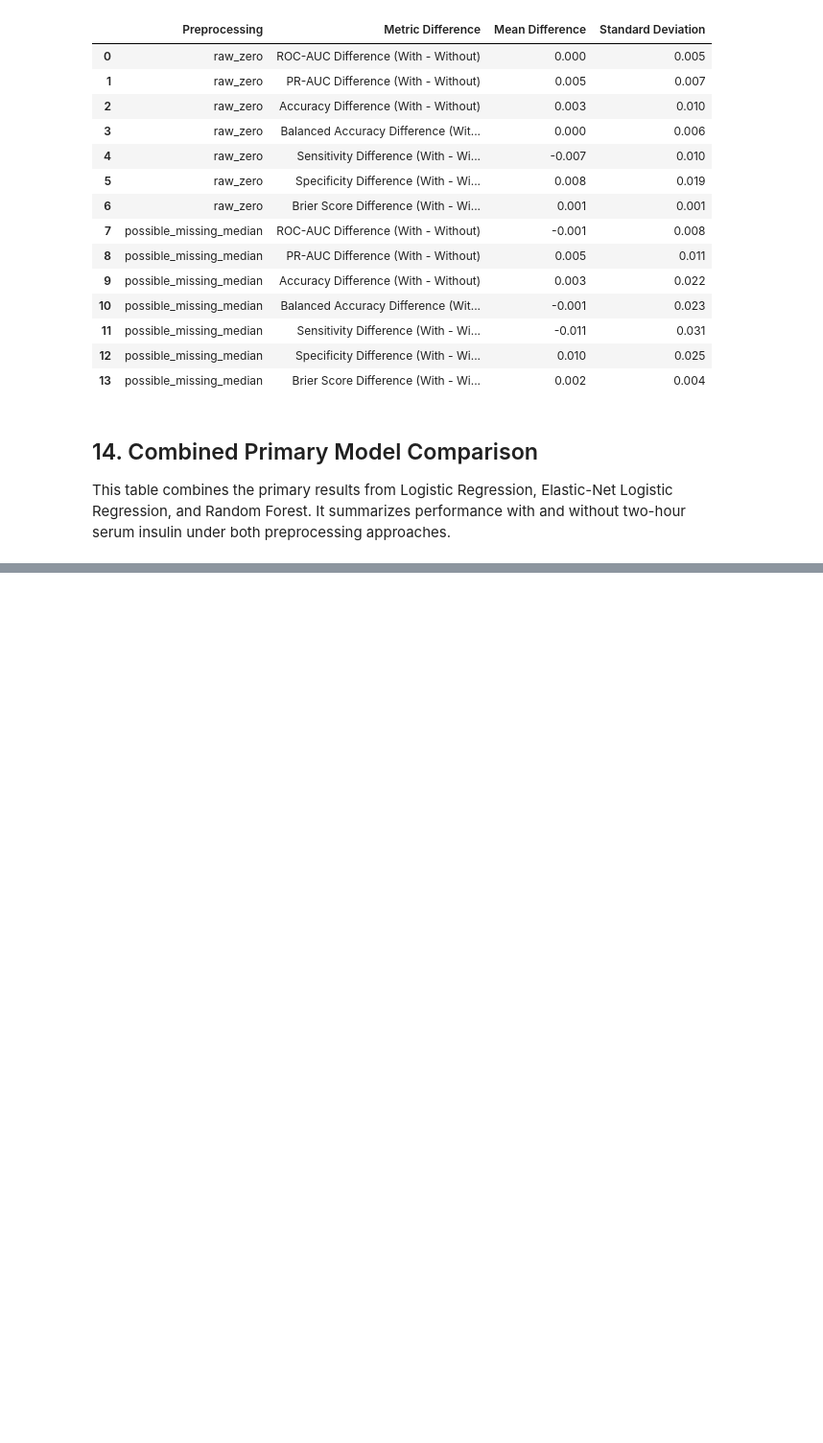
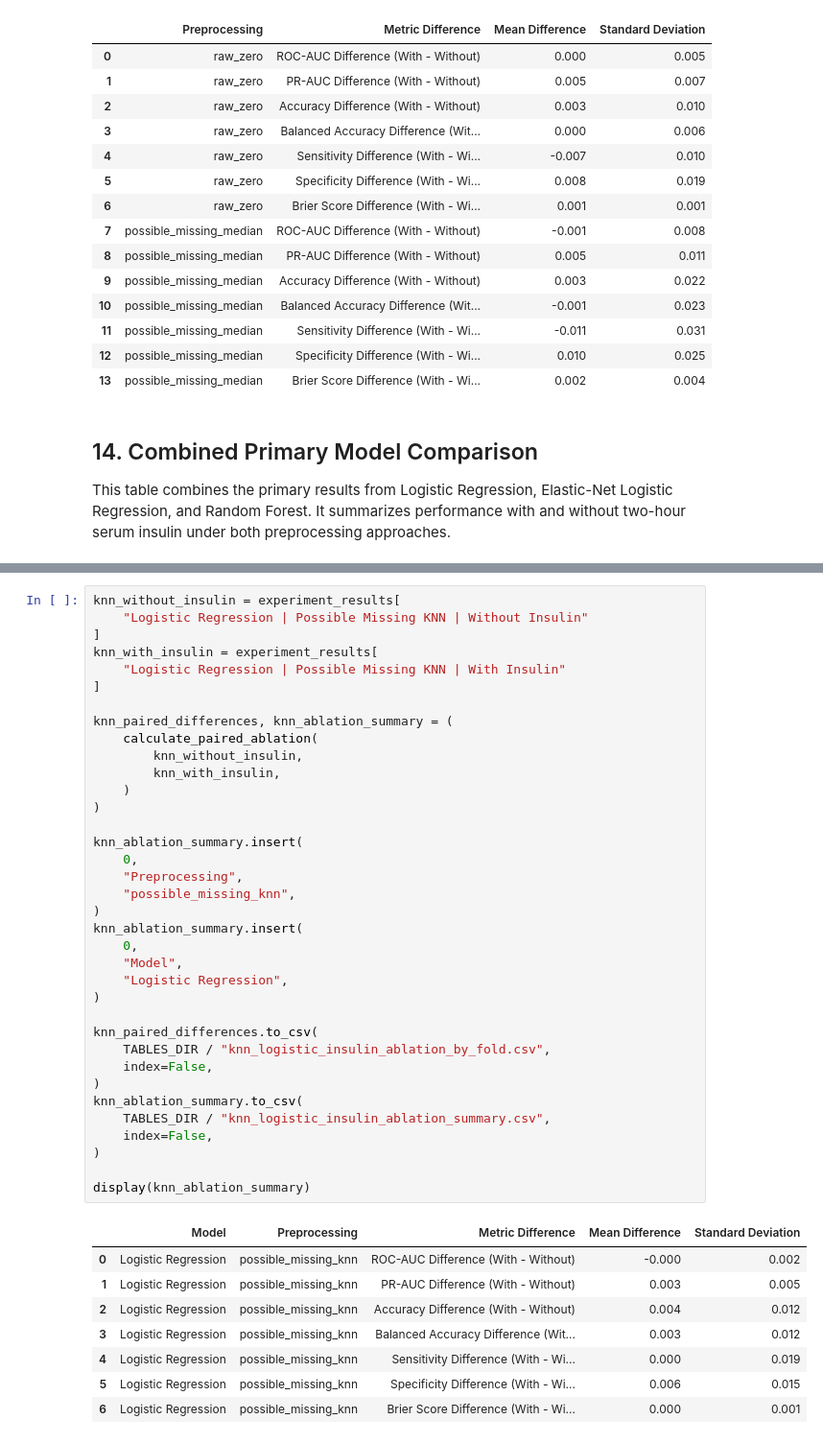
Before and after one commit to rodrigoviannasn/mat422-insulin-diabetes-project, a Jupyter notebook: notebooks/02_modeling_results.ipynb, the cells around one changed output, grey strips where cells are left out. Shown at 96% size. Drawn from its saved outputs; the diff is of its cells as text; blank space fills up the shorter version.

Commit message:
Run KNN-imputation sensitivity analysis

```diff
--- a/notebooks/02_modeling_results.ipynb
+++ b/notebooks/02_modeling_results.ipynb
@@ -1528,0 +1640,45 @@ display(primary_model_comparison_summary.round(3))
+# %%
+knn_without_insulin = experiment_results[
+    "Logistic Regression | Possible Missing KNN | Without Insulin"
+]
+knn_with_insulin = experiment_results[
+    "Logistic Regression | Possible Missing KNN | With Insulin"
+]
+
+knn_paired_differences, knn_ablation_summary = (
+    calculate_paired_ablation(
+        knn_without_insulin,
+        knn_with_insulin,
+    )
+)
+
+knn_ablation_summary.insert(
+    0,
+    "Preprocessing",
+    "possible_missing_knn",
+)
+knn_ablation_summary.insert(
+    0,
+    "Model",
+    "Logistic Regression",
+)
+
+knn_paired_differences.to_csv(
+    TABLES_DIR / "knn_logistic_insulin_ablation_by_fold.csv",
+    index=False,
+)
+knn_ablation_summary.to_csv(
+    TABLES_DIR / "knn_logistic_insulin_ablation_summary.csv",
+    index=False,
+)
+
+display(knn_ablation_summary)
+# %% [output]
+|  | Model | Preprocessing | Metric Difference | Mean Difference | Standard Deviation |
+| 0 | Logistic Regression | possible_missing_knn | ROC-AUC Difference (With - Without) | -0.000 | 0.002 |
+| 1 | Logistic Regression | possible_missing_knn | PR-AUC Difference (With - Without) | 0.003 | 0.005 |
+| 2 | Logistic Regression | possible_missing_knn | Accuracy Difference (With - Without) | 0.004 | 0.012 |
+| 3 | Logistic Regression | possible_missing_knn | Balanced Accuracy Difference (Wit... | 0.003 | 0.012 |
+| 4 | Logistic Regression | possible_missing_knn | Sensitivity Difference (With - Wi... | 0.000 | 0.019 |
+| 5 | Logistic Regression | possible_missing_knn | Specificity Difference (With - Wi... | 0.006 | 0.015 |
+| 6 | Logistic Regression | possible_missing_knn | Brier Score Difference (With - Wi... | 0.000 | 0.001 |
```
Also changed, not shown: parts of 3 cells of this notebook.
